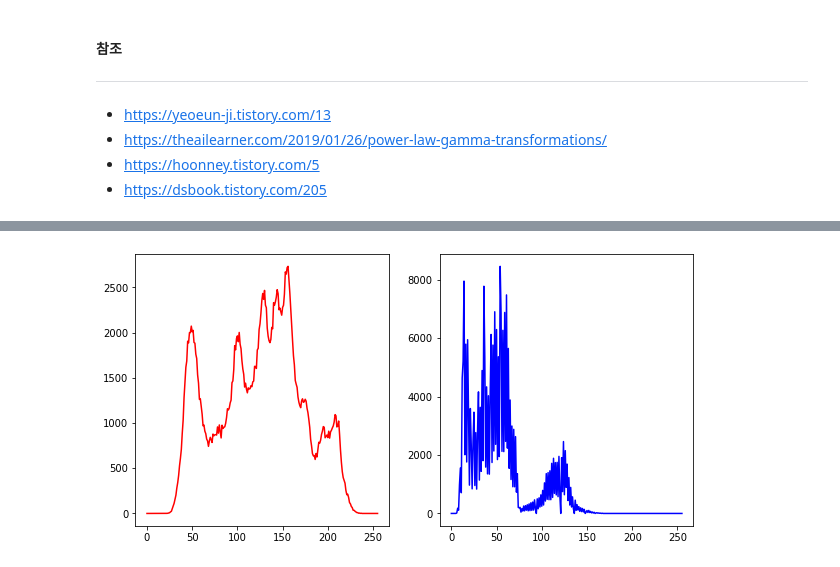
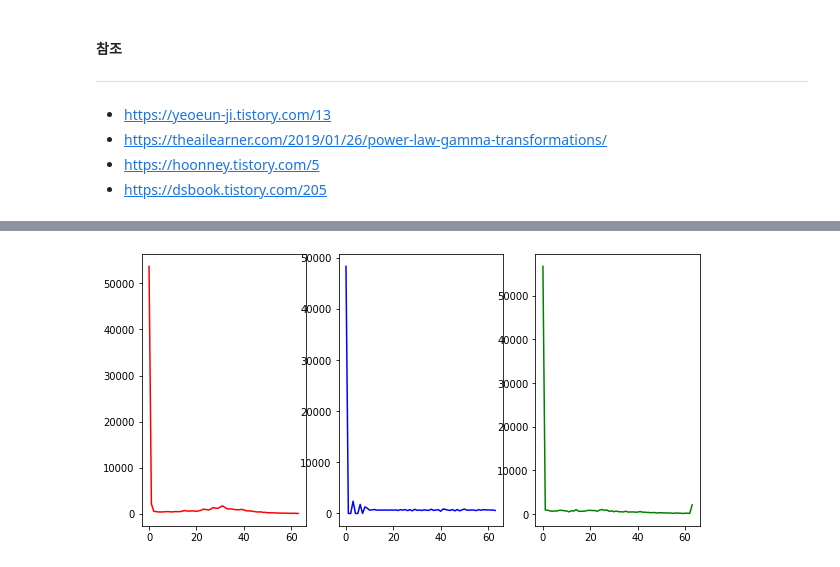
Before and after one commit to sedoll/knu_opencv, a Jupyter notebook: chap06/chap06.ipynb, the cells around one changed output, grey strips where cells are left out. Drawn from its saved outputs; the diff is of its cells as text; code cells hidden in the pictures.

```diff
--- a/chap06/chap06.ipynb
+++ b/chap06/chap06.ipynb
@@ -297,9 +297,10 @@ from matplotlib import pyplot as plt
 
 # a
 # 원본 이미지 불러오기
-img = cv2.imread('c:/data/lena.jpg', cv2.IMREAD_GRAYSCALE) # lena 사진
-# img = cv2.imread('c:/data/moon2.jpg', cv2.IMREAD_GRAYSCALE) # 달 사진
-# img = cv2.resize(img, (300, 300)) # 사진 크기 조절
+# img = cv2.imread('c:/data/lena.jpg', cv2.IMREAD_GRAYSCALE) # lena 사진
+# img = cv2.imread('c:/data/bone_test.png', cv2.IMREAD_GRAYSCALE)
+img = cv2.imread('c:/data/moon2.jpg', cv2.IMREAD_GRAYSCALE) # 달 사진
+# img = cv2.resize(img, (350, 350)) # 사진 크기 조절
 
 cv2.imshow('a', img) # 원본 출력
 
@@ -309,30 +310,29 @@ blur_g = cv2.GaussianBlur(img, ksize=(3, 3), sigmaX=0.0)
 # b
 # 라플라시안 함수 사용
 # 원본에 라플라시안 바로 적용, 블러 처리한 이미지 보다 미분 오차 증가
-laplacian = cv2.Laplacian(img, cv2.CV_32F, ksize=1) # ddepth = 32F
-# cv2.imshow('b', laplacian) # 라플라시안 적용된 이미지 출력
+laplacian = cv2.Laplacian(img, cv2.CV_8U)
+# laplacian = cv2.Laplacian(img, cv2.CV_32F)
+# laplacian = np.uint8(np.absolute(laplacian)) # cv2.CV_32F numpy 이용해 절대값화
+# laplacian = cv2.convertScaleAbs(laplacian) # cv2.CV_32F convertScaleAbs 이용해 절대값화
 
 # 블러 처리한 이미지에 라플라시안 적용
 # 라플라시안 필터를 사용할 때에는 미분 오차 감소를 위해 가우시안 블러 처리를 한 이미지를 사용한다.
-# laplacian = cv2.Laplacian(blur_g, cv2.CV_32F, ksize=1)
-min, max, lmin, lmax = cv2.minMaxLoc(laplacian)
-print('l1: ', min, max, lmin, lmax)
+# laplacian = cv2.Laplacian(blur_g, cv2.CV_8U, ksize=1)
 
 # 직접 구현한 라플라시안 필터에 적용, ksize = 1
-# laplacian_kernel = np.array([[0, 1, 0],
-#                       [1, -4, 1],
-#                       [0, 1, 0]])
-# laplacian = cv2.filter2D(img, cv2.CV_32F, laplacian_kernel)
+laplacian_kernel = np.array([[0, 1, 0],
+                      [1, -4, 1],
+                      [0, 1, 0]])
+laplacian2 = cv2.filter2D(img, cv2.CV_8U, laplacian_kernel)
 cv2.imshow('b', laplacian) # 라플라시안 적용된 이미지 출력
-
-# 라플라시안 정규화
-dst = cv2.normalize(laplacian, None, 50, 80, cv2.NORM_MINMAX, dtype=cv2.CV_8U) # 정규화
-cv2.imshow('b2', dst) # 정규화 된 이미지 출력
+# cv2.imshow('b2', laplacian2)
 
 # c
-# 원본에서 라플라시안 필터 값을 뺀
-Mlaplacian = cv2.subtract(img, dst)
+# 원본 - 라플라시안
+Mlaplacian = cv2.subtract(img, laplacian)
+Mlaplacian2 = cv2.subtract(img, laplacian2)
 cv2.imshow('c', Mlaplacian)
+# cv2.imshow('c2', Mlaplacian2)
 
 # d
 # 원본에 소벨 필터 적용
@@ -347,63 +347,59 @@ sobely = cv2.Sobel(img, cv2.CV_32F, 0, 1, ksize=3) # y 축 미분
 # sobely_kernel = np.array([[-1, -2, -1],
 #                    [0, 0, 0],
 #                    [1, 2, 1]])
-# sobelx = cv2.filter2D(img, cv2.CV_32F, sobelx_kernel)
-# sobely = cv2.filter2D(img, cv2.CV_32F, sobely_kernel)
+# sobelx2 = cv2.filter2D(img, cv2.CV_32F, sobelx_kernel)
+# sobely2 = cv2.filter2D(img, cv2.CV_32F, sobely_kernel)
 
 mag = cv2.magnitude(sobelx, sobely) # 2D 백터의 크기 계산
-
+# mag2 = cv2.magnitude(sobelx2, sobely2)
 sobel = cv2.normalize(mag, None, 0, 255, cv2.NORM_MINMAX, dtype=cv2.CV_8U) # 정규화
-cv2.imshow('d', sobel)
-
+# sobel2 = cv2.normalize(mag2, None, 0, 255, cv2.NORM_MINMAX, dtype=cv2.CV_8U)
+# cv2.imshow('d', sobel)
+# cv2.imshow('d2', sobel2)
 
 # e 소벨 필터 적용된 이미지를 평균 블러 처리, 5x5
 # opencv 함수 이용
 sobel_blur = cv2.blur(sobel, ksize=(5, 5))
 
 # 직접 구현
-# avg_kernel = np.ones((5,5),np.float32)/25
-# sobel_blur = cv2.filter2D(sobel, -1, avg_kernel) # -1은 입력된 영상과 동일한 타입으로 출력
-cv2.imshow('e', sobel_blur)
+avg_kernel = np.ones((5,5),np.float32)/25
+sobel_blur2 = cv2.filter2D(sobel, -1, avg_kernel) # -1은 입력된 영상과 동일한 타입으로 출력
+# cv2.imshow('e', sobel_blur)
+# cv2.imshow('e2', sobel_blur2)
 
 # f
 # 원본과 합칠 이미지 생성
-# 라플라시안 필터와 소벨 필터로부터 얻은 이미지를 합치고 임계값 계산
-ls = cv2.addWeighted(Mlaplacian, 1, sobel_blur, 1, 0)
-
-# 임계값(threshold) 설정
-# TOZERO : 임계값(threshold) 이하인 부분을 0으로 만들기
-thresh = 60
-_, mask = cv2.threshold(ls, thresh, 255, cv2.THRESH_TOZERO)
-# mask = cv2.multiply(Mlaplacian, sobel_blur)
+# 라플라시안 필터와 소벨 필터로부터 얻은 이미지의 가중치를 곱하고 gamma를 더한다
+mask = cv2.addWeighted(Mlaplacian, 0.5, sobel_blur, 0.5, -50)
 cv2.imshow('f', mask)
 
 # g
 # 원본과 필터 이미지 합치기
-sharp = cv2.addWeighted(img, 0.5, mask, 0.5, 0)
+sharp = cv2.add(img, mask)
 cv2.imshow('g', sharp)
 
 # h
 # power law 적용 공식: C * r**y
-y1 = 0.5
-y2 = 1.2 # 감마 값, 클 수록 어둡다, 낮을 수록 밝다
-y3 = 2.2
-y4 = 3.2
-result = np.array(255*(sharp/255)**y1, dtype='uint8') # dtype='uint8' 고정
-result2 = np.array(255*(sharp/255)**y2, dtype='uint8')
-result3 = np.array(255*(sharp/255)**y3, dtype='uint8')
-result4 = np.array(255*(sharp/255)**y4, dtype='uint8')
-cv2.imshow('h1', result) # 개선된 이미지
-cv2.imshow('h2', result2)
-cv2.imshow('h3', result3)
-cv2.imshow('h4', result4)
+y = [0.5, 1.5, 2.5, 4.0] # 감마 값, 클 수록 어둡다, 낮을 수록 밝다
+for i in range(len(y)):
+    result = np.array(255*(sharp/255)**y[i], dtype='uint8') # dtype='uint8' 고정
+    cv2.imshow(f'h{i}', result) # 개선된 이미지
 
-img_cal = cv2.calcHist(images=[img], channels=[0], mask=None, histSize=[256], ranges=[0, 256])
-result_cal = cv2.calcHist(images=[result2], channels=[0], mask=None, histSize=[256], ranges=[0, 256])
+result = np.array(255*(sharp/255)**y[1], dtype='uint8')
+img_cal = cv2.calcHist(images=[img], channels=[0], mask=None, histSize=[64], ranges=[0, 256])
+result_cal = cv2.calcHist(images=[result], channels=[0], mask=None, histSize=[64], ranges=[0, 256])
 
-fig, ax = plt.subplots(1, 2, figsize=(10, 5))
+hist = cv2.equalizeHist(img)
+hist_cal = cv2.calcHist(images=[hist], channels=[0], mask=None, histSize=[64], ranges=[0, 256])
+
+cv2.imshow('equalizeHist(a)', hist )
+cv2.imshow('h', result)
+
+fig, ax = plt.subplots(1, 3, figsize=(10, 5))
 
 ax[0].plot(img_cal, color='r')
-ax[1].plot(result_cal, color='b')
+ax[1].plot(hist_cal, color='b')
+ax[2].plot(result_cal, color='g')
 plt.show()
 
 
@@ -414 +409 @@ l1:  -239.0 189.0 (404, 181) (221, 287)
-[figure, old version]
+[figure, new version]
```
Also changed, not shown: parts of 2 cells of this notebook, 1 other file.
